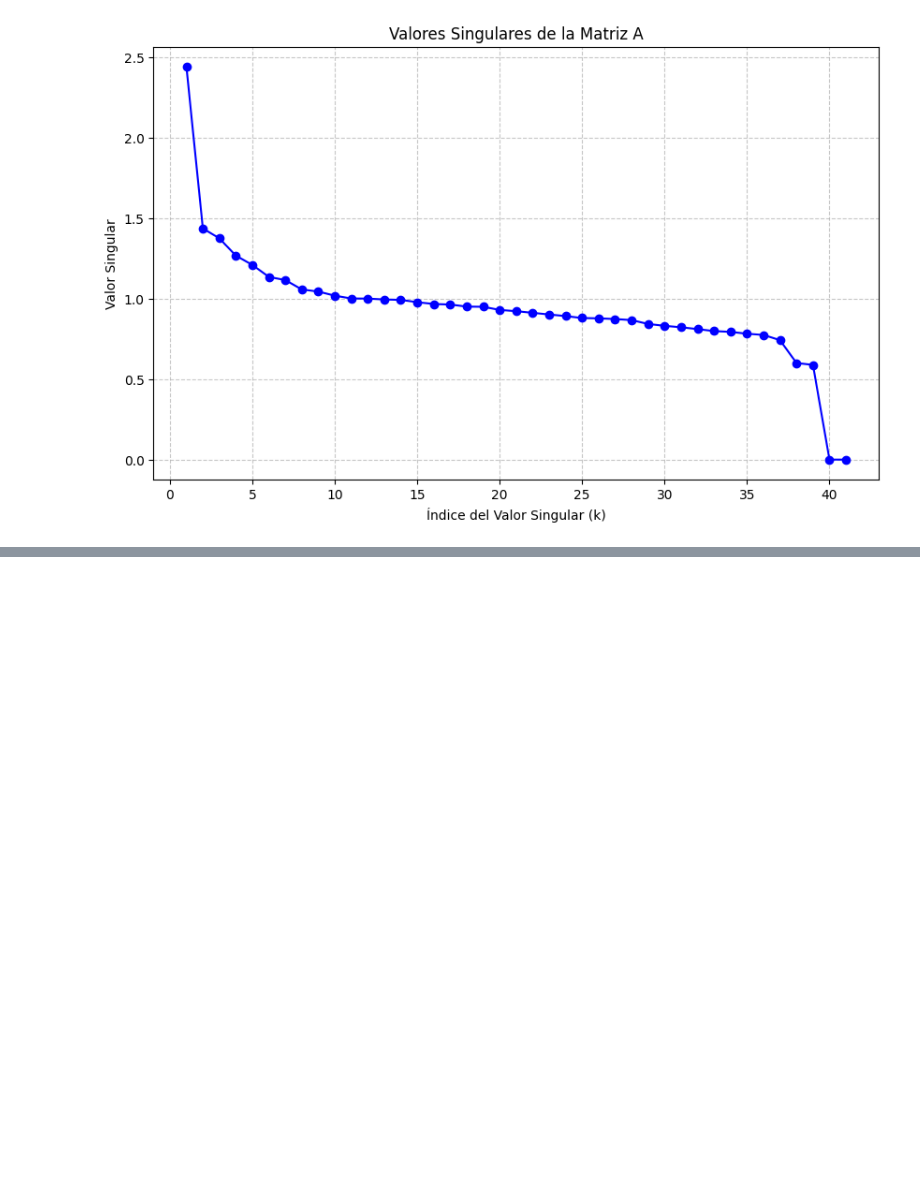
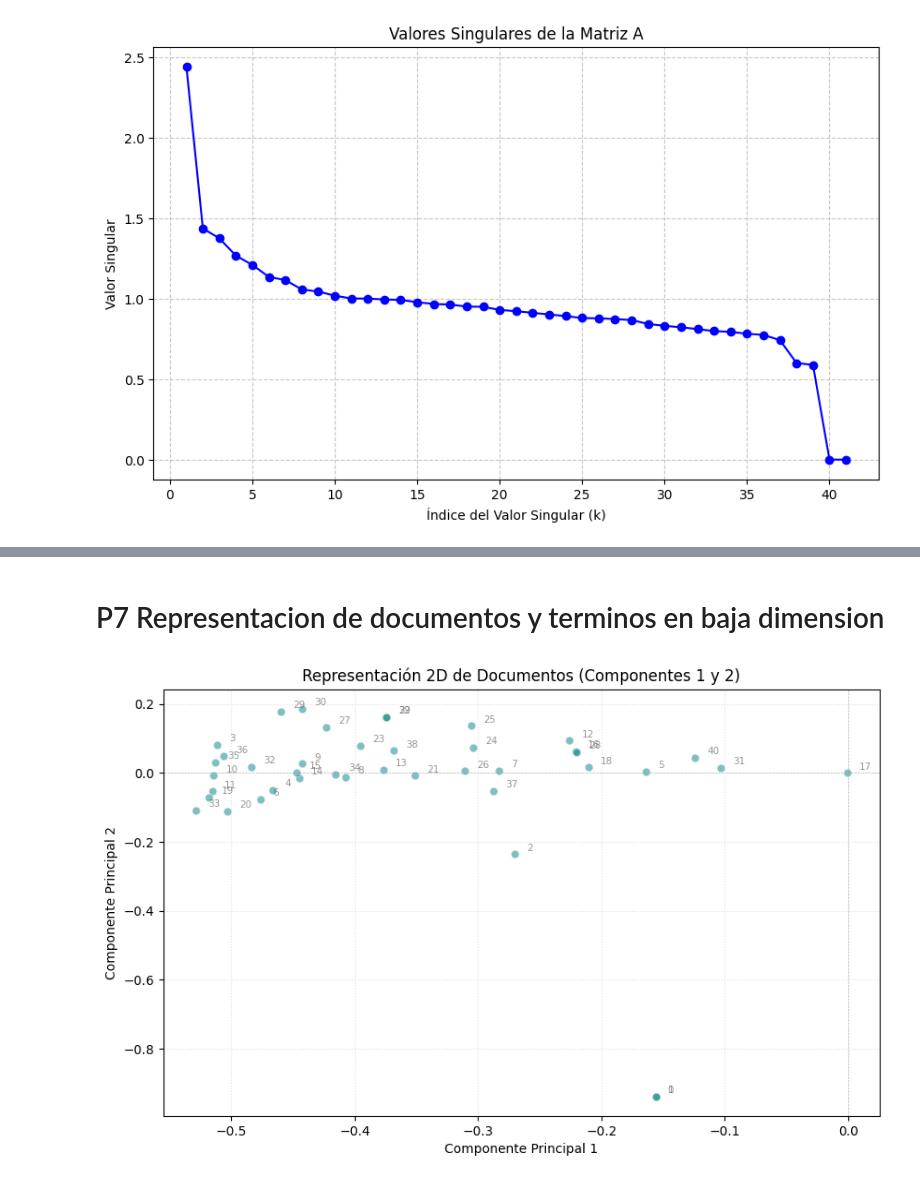
Before and after one commit to OeMachucao/Proyecto-IMT2230, a Jupyter notebook: notebooks/Preprocesamiento_corpus.ipynb, the cells around one changed output, grey strips where cells are left out. Drawn from its saved outputs; the diff is of its cells as text; code cells hidden in the pictures; blank space fills up the shorter version.

```diff
--- a/notebooks/Preprocesamiento_corpus.ipynb
+++ b/notebooks/Preprocesamiento_corpus.ipynb
@@ -110,0 +127,45 @@ plt.show()
+# %% [markdown]
+# P7 Representacion de documentos y terminos en baja dimension
+# %%
+# Reducimos el espacio a k=6 componentes principales
+k = 6
+
+# Extraemos las componentes para k=6
+Uk = U[:, :k]
+Sk = np.diag(S[:k])
+Vtk = Vt[:k, :]
+
+# Calculamos las coordenadas en el espacio latente 6D
+# Documentos: D_k = S_k * V^T_k (Dimensión: 6 x 41)
+Dk = Sk @ Vtk
+
+# Términos: T_k = U_k * S_k (Dimensión: 6970 x 6)
+Tk = Uk @ Sk
+
+# Elegimos el par de componentes a graficar (0 y 1 son la 1ra y 2da componente)
+comp_x = 0
+comp_y = 1
+
+plt.figure(figsize=(10, 6))
+
+plt.scatter(Dk[comp_x, :], Dk[comp_y, :], alpha=0.5, color='teal', edgecolors='white', linewidth=0.8, s=40)
+for i in range(Dk.shape[1]):
+    plt.annotate(str(i),
+                 (Dk[comp_x, i] + 0.01, Dk[comp_y, i] + 0.01),
+                 fontsize=7.5,
+                 alpha=0.7,
+                 color='dimgrey')
+
+plt.title(f'Representación 2D de Documentos (Componentes {comp_x+1} y {comp_y+1})')
+plt.xlabel(f'Componente Principal {comp_x+1}')
+plt.ylabel(f'Componente Principal {comp_y+1}')
+plt.axhline(0, color='grey', linestyle='--', linewidth=0.5, alpha=0.5)
+plt.axvline(0, color='grey', linestyle='--', linewidth=0.5, alpha=0.5)
+
+# Una grilla más suave
+plt.grid(True, linestyle=':', color='lightgrey', alpha=0.7)
+
+plt.savefig("../figures/documentos_2d.png", bbox_inches='tight', dpi=300) # dpi=300 mejora la resolución
+plt.show()
+# %% [output]
+[figure, added]
```
Also changed, not shown: parts of 7 cells of this notebook, 3 other files.
